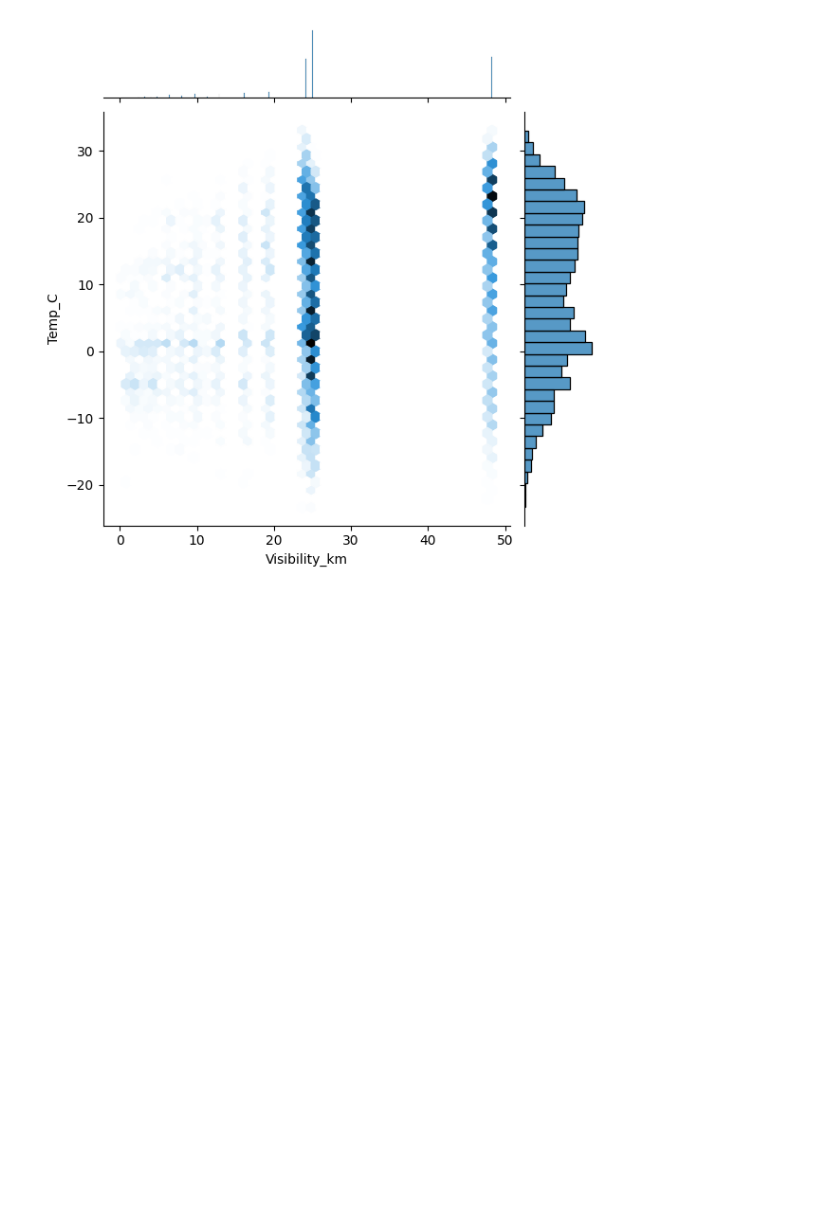
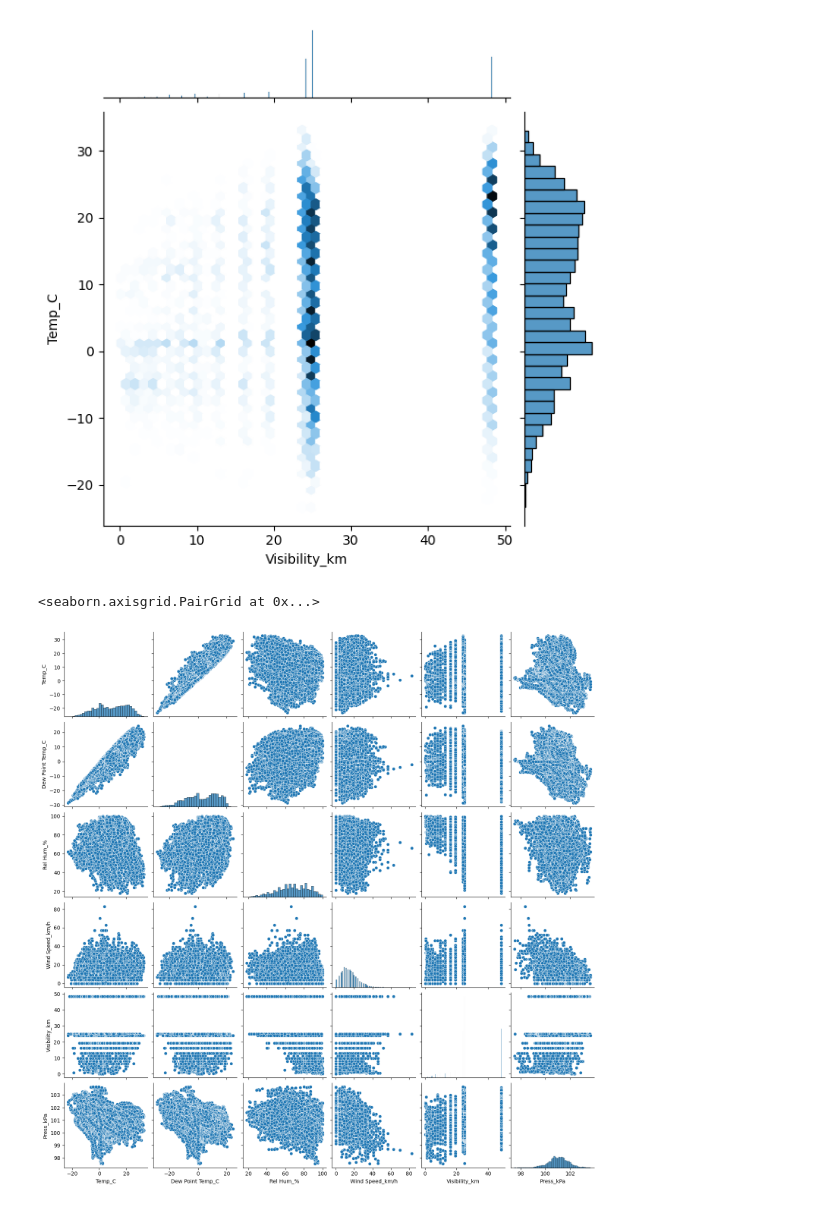
Before and after one commit to Pranshirastogi/Alfido-tech, a Jupyter notebook: weather.ipynb, the cells around one changed output. Drawn from its saved outputs; the diff is of its cells as text; code cells hidden in the pictures; blank space fills up the shorter version.

```diff
--- a/weather.ipynb
+++ b/weather.ipynb
@@ -113,7 +113,10 @@ sns.jointplot(df, x='Visibility_km', y='Temp_C', kind='hex')
 <seaborn.axisgrid.JointGrid at 0x...>
 [figure]
 # %%
-#sns.pairplot(df)
+sns.pairplot(df)
+# %% [output]
+<seaborn.axisgrid.PairGrid at 0x...>
+[figure, added]
 # %%
 px.histogram(df, x='Dew Point Temp_C', y='Temp_C', color='Weather', title='Dew Point Temp and Temp')
 # %%
```
Also changed, not shown: parts of 4 cells of this notebook.
